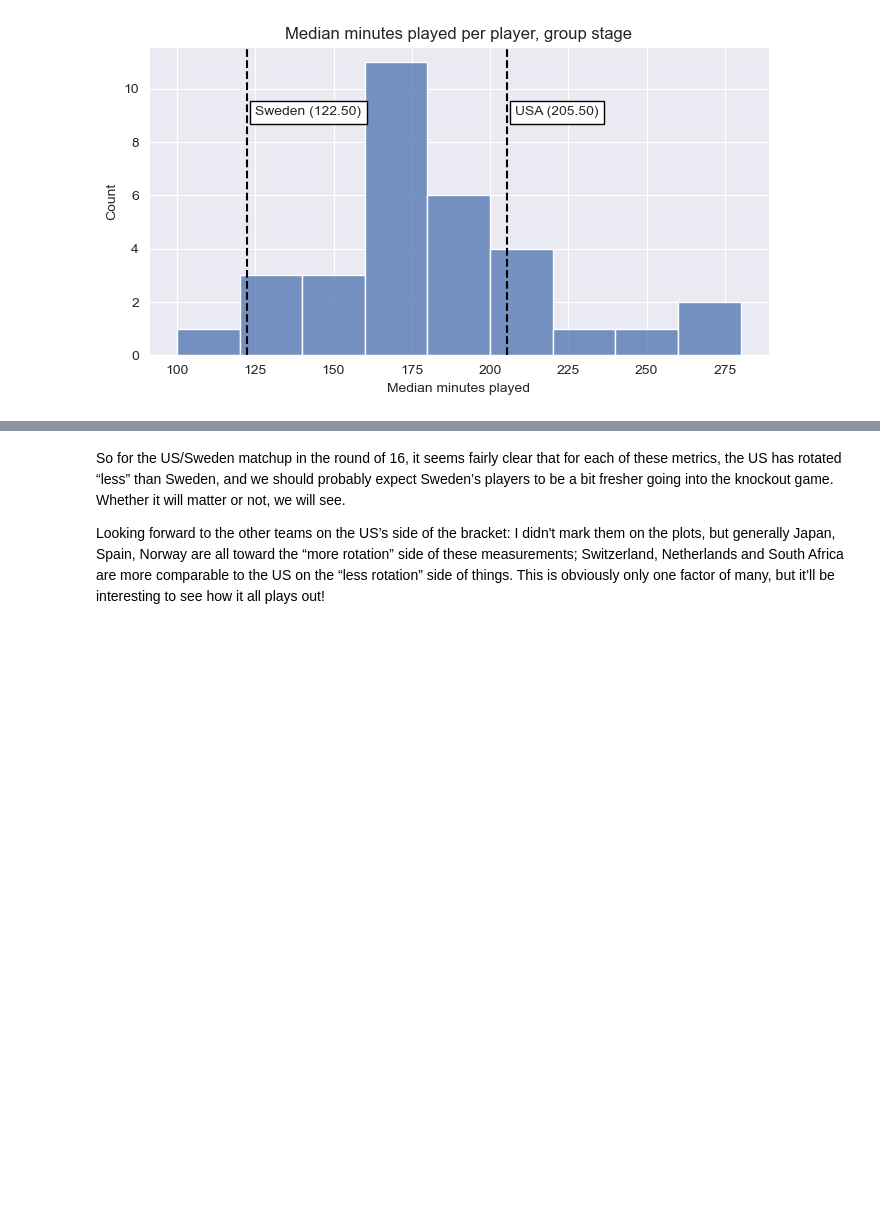
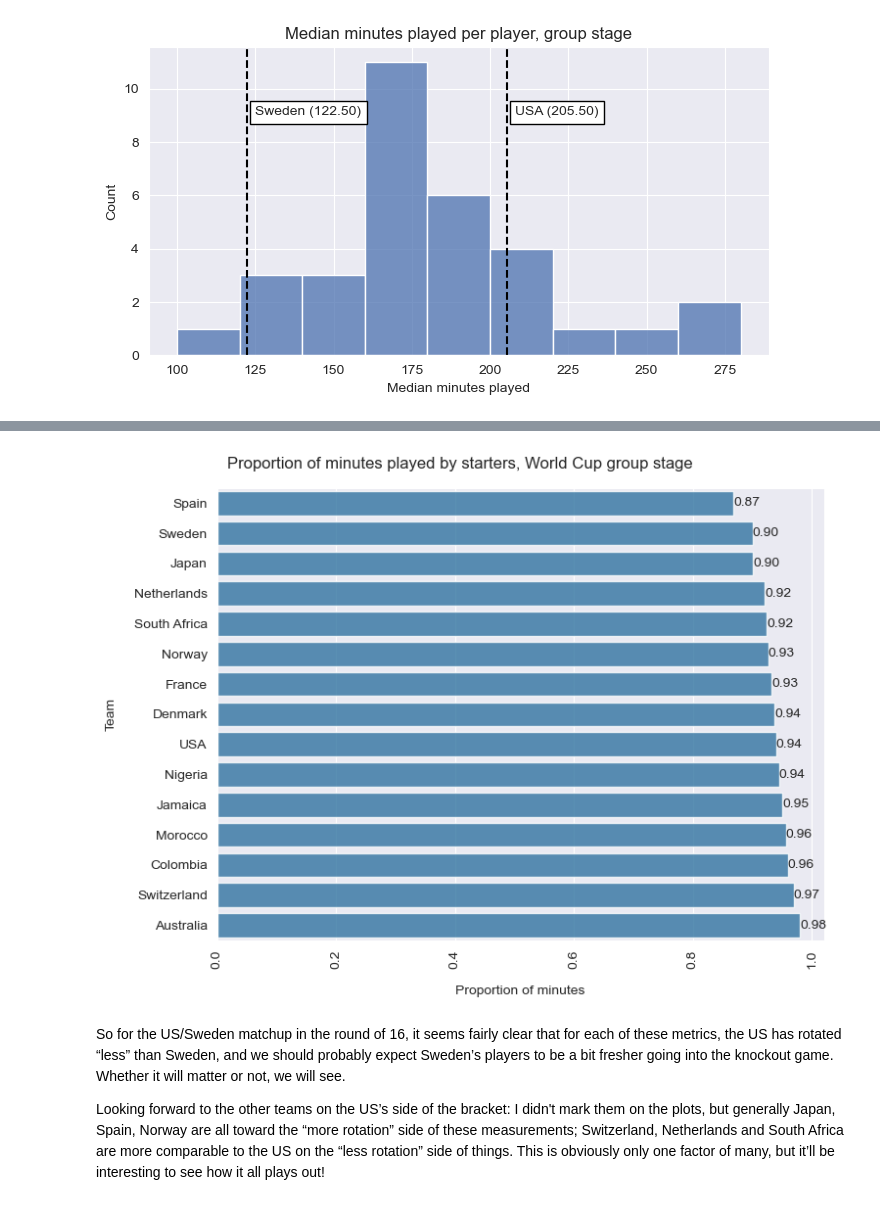
Before and after one commit to jjc2718/analytics-stuff, a Jupyter notebook: world_cup_rotation.ipynb, the cells around one changed output, grey strips where cells are left out. Saved outputs shown, nothing was run; the diff lists cells and outputs as text; code cells hidden in the pictures; blank space fills up the shorter version.

```diff
--- a/world_cup_rotation.ipynb
+++ b/world_cup_rotation.ipynb
@@ -302,3 +307,9 @@ plt.xlabel('Median minutes played')
 plt.savefig('./median_mins_per_player.png', bbox_inches='tight', dpi=200)
 # %% [output]
 [figure]
+# %%
+players_df['start_mins'] = players_df.starts * players_df.min_per_start
+players_df['sub_mins'] = players_df.subs * players_df.min_per_sub
+
+# sometimes these are off by one from minutes_played, that's fine
+players_df.head(15)
@@ -304,0 +334,20 @@ plt.savefig('./median_mins_per_player.png', bbox_inches='tight', dpi=200)
+# %%
+sub_minutes_df = (players_df
+    .loc[:, ['team', 'start_mins', 'sub_mins']]
+    .groupby('team')
+    .agg('sum')
+    .reset_index()
+)
+sub_minutes_df['start_proportion'] = sub_minutes_df.start_mins / (sub_minutes_df.start_mins + sub_minutes_df.sub_mins)
+sub_minutes_df['sub_proportion'] = 1 - sub_minutes_df.start_proportion
+
+sorted_df = sub_minutes_df.sort_values(by='start_proportion', ascending=True)
+sorted_df.head()
+# %%
+ro16_teams = ['Switzerland', 'Spain', 'Japan', 'Norway', 'Netherlands', 'South Africa',
+              'USA', 'Sweden', 'Australia', 'Denmark', 'England', 'Nigeria', 'Colombia',
+              'Jamaica', 'France', 'Morocco']
+
+plot_df = sub_minutes_df[sub_minutes_df.team.isin(ro16_teams)]
+sorted_df = plot_df.sort_values(by='start_proportion')
+sorted_df.head()
@@ -305,3 +361,23 @@ plt.savefig('./median_mins_per_player.png', bbox_inches='tight', dpi=200)
+# %%
+sns.set({'figure.figsize': (8, 6)})
+
+ax = sns.barplot(
+    data=plot_df,
+    x='start_proportion', y='team',
+    order=sorted_df.team,
+    orient='h', color='#1f77b4', alpha=0.8
+)
+ax.bar_label(ax.containers[0], fmt='%.2f')
+
+plt.title('Proportion of minutes played by starters, World Cup group stage', x=0.4, y=1.025)
+plt.xlabel('Proportion of minutes', labelpad=12)
+plt.ylabel('Team', labelpad=12)
+plt.xticks(rotation=90)
+plt.xlim(0.0, 1.02)
+
+plt.savefig('./proportion_starters.png', bbox_inches='tight', dpi=200)
+# %% [output]
+[figure, added]
 # %% [markdown]
 So for the US/Sweden matchup in the round of 16, it seems fairly clear that for each of these metrics, the US has rotated “less” than Sweden, and we should probably expect Sweden’s players to be a bit fresher going into the knockout game. Whether it will matter or not, we will see.
 
```
Also changed, not shown: parts of 5 cells of this notebook, 1 other file.
